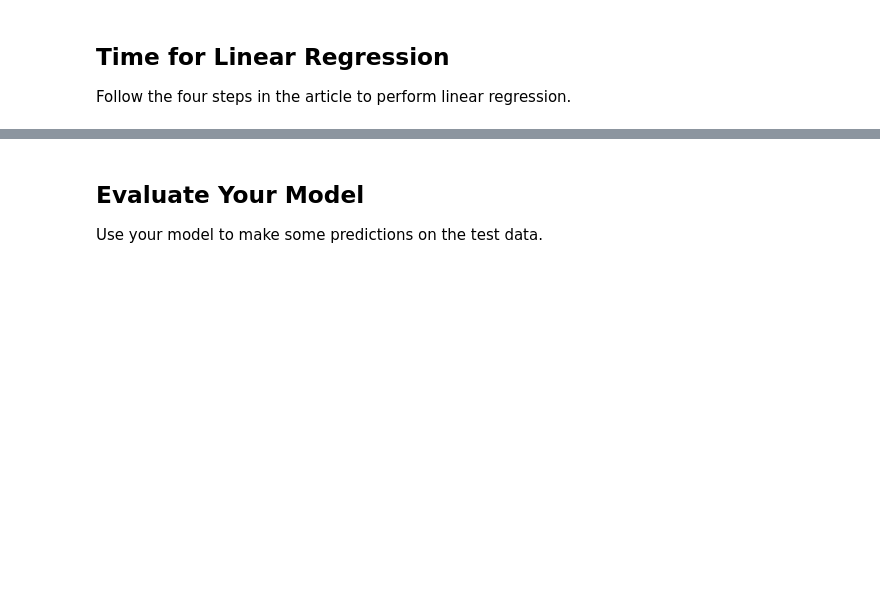
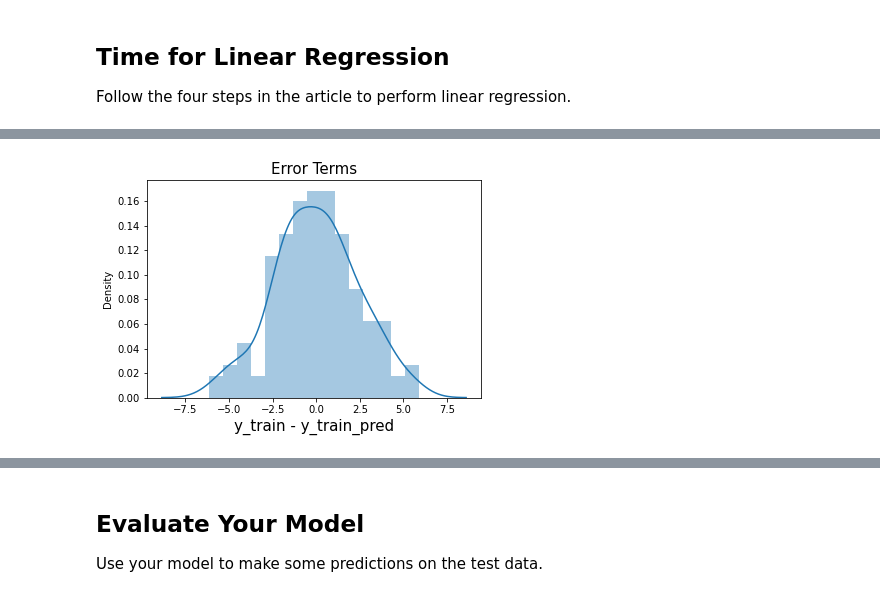
Before and after one commit to dbhaley/Data-modeling-pt-2exercises, a Jupyter notebook: linear-regression.ipynb, the cells around one changed output, grey strips where cells are left out. Drawn from its saved outputs; the diff is of its cells as text; code cells hidden in the pictures; blank space fills up the shorter version.

```diff
--- a/linear-regression.ipynb
+++ b/linear-regression.ipynb
@@ -74,3 +143,6 @@ import statsmodels.api as sm
 # %%
-# add constant to get an intercept
-x_train_sm = sm.add_constant(x_train)
+# add constant to get an intercept on the graph
+X_train_sm = sm.add_constant(X_train)
+# %%
+# Fitting the resgression line using 'OLS' lr->Linear regression
+lr = sm.OLS(y_train, X_train_sm).fit()
@@ -77,4 +187,4 @@ x_train_sm = sm.add_constant(x_train)
 # %%
-#predicting Y_value using traingn data of x
-y_train_pred = lr.predict(x_train_sm)
+#predicting Y_value using trainign data of x
+y_train_pred = lr.predict(X_train_sm)
 # %%
@@ -82 +192,10 @@ y_train_pred = lr.predict(x_train_sm)
 res = (y_train - y_train_pred)
+# %%
+# Plot of the histogram using the residual values
+fig = plt.figure()
+sns.distplot(res, bins = 15)
+plt.title('Error Terms', fontsize = 15)
+plt.xlabel('y_train - y_train_pred', fontsize = 15)
+plt.show()
+# %% [output]
+[figure, added]
```
Also changed, not shown: parts of 25 cells of this notebook, 2 other files.
